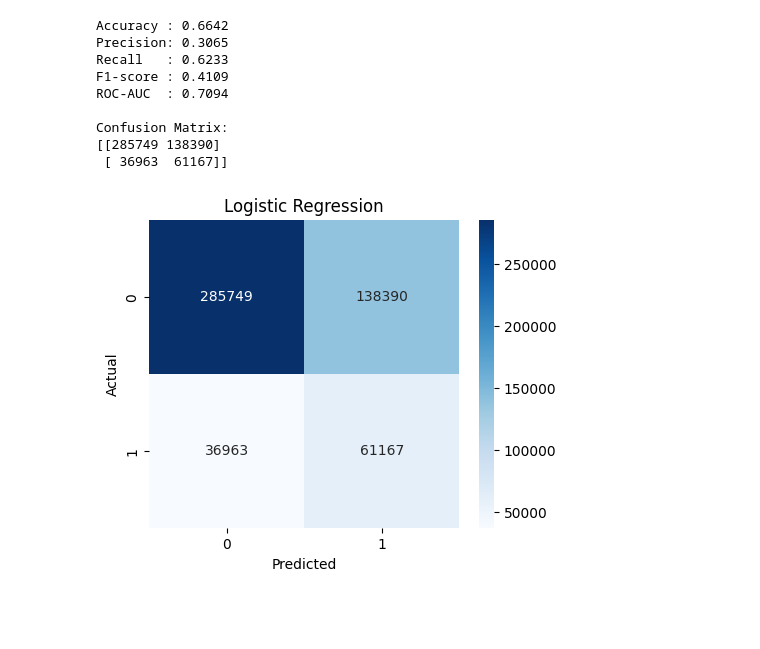
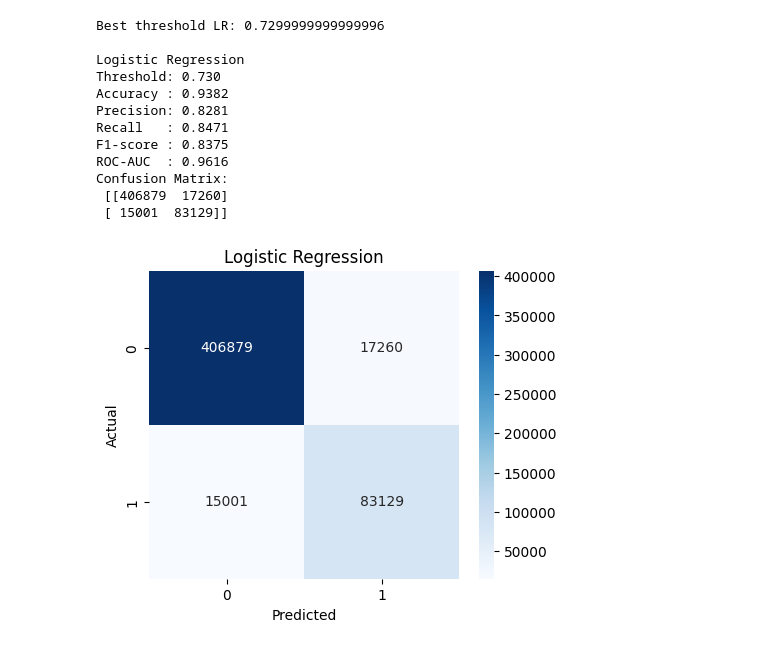
Before and after one commit to nhpnhpnhp/Airline_OTP_Analysis, a Jupyter notebook: src/track_b.ipynb, the cells around one changed output. Saved outputs shown, nothing was run; the diff lists cells and outputs as text; code cells hidden in the pictures; blank space fills up the shorter version.

```diff
--- a/src/track_b.ipynb
+++ b/src/track_b.ipynb
@@ -50,0 +72,7 @@ Features: ['YEAR', 'DAY_OF_MONTH', 'DAY_OF_WEEK', 'IS_WEEKEND', 'CRS_DEP_TIME_MI
+# %%
+X_train, X_val, y_train, y_val = train_test_split(
+    X_train_full, y_train_full,
+    test_size=0.2,
+    stratify=y_train_full,
+    random_state=42
+)
@@ -88,9 +120,7 @@ DAY_OF_MONTH        -0.082888
 Name: ARR_DEL15, dtype: float64
 # %%
-def evaluate_model(y_true, y_prob, threshold=0.5, model_name="Model"):
+def evaluate_model(y_true, y_prob, threshold=0.5, name="Model"):
     y_pred = (y_prob >= threshold).astype(int)
-
-   # print(f"\n===== {model_name} (threshold={threshold}) =====")
 
     acc  = accuracy_score(y_true, y_pred)
     prec = precision_score(y_true, y_pred)
@@ -99,17 +129,17 @@ def evaluate_model(y_true, y_prob, threshold=0.5, model_name="Model"):
     auc  = roc_auc_score(y_true, y_prob)
     cm   = confusion_matrix(y_true, y_pred)
 
+    print(f"\n{name}")
+    print(f"Threshold: {threshold:.3f}")
     print(f"Accuracy : {acc:.4f}")
     print(f"Precision: {prec:.4f}")
     print(f"Recall   : {rec:.4f}")
     print(f"F1-score : {f1:.4f}")
     print(f"ROC-AUC  : {auc:.4f}")
-
-    print("\nConfusion Matrix:")
-    print(cm)
+    print("Confusion Matrix:\n", cm)
 
     return {
-        "Model": model_name,
+        "Model": name,
         "Threshold": threshold,
         "Accuracy": acc,
         "Precision": prec,
@@ -130,33 +188,47 @@ def plot_cm(y_true, y_pred, title):
 # %%
 lr_pipeline = Pipeline([
     ("scaler", StandardScaler()),
     ("lr", LogisticRegression(
         max_iter=1000,
-        class_weight="balanced",  # xử lý imbalance
+        class_weight="balanced",
         random_state=42
     ))
 ])
-
-# Train
+#train
 lr_pipeline.fit(X_train, y_train)
 
-# Predict
-y_prob_lr = lr_pipeline.predict_proba(X_test)[:, 1]
-y_pred_lr = (y_prob_lr >= 0.65).astype(int)
-# Evaluate
-results_lr = evaluate_model(y_test, y_prob_lr, threshold=0.65, model_name="Logistic Regression")
+# Validation tìm threshold
+y_prob_val_lr = lr_pipeline.predict_proba(X_val)[:, 1]
+best_t_lr, lr_table = find_best_threshold(y_val, y_prob_val_lr)
+
+print("Best threshold LR:", best_t_lr)
+
+# Test
+y_prob_test_lr = lr_pipeline.predict_proba(X_test)[:, 1]
+
+y_pred_lr = (y_prob_test_lr >= best_t_lr).astype(int)
+
+results_lr = evaluate_model(
+    y_test, y_prob_test_lr,
+    threshold=best_t_lr,
+    name="Logistic Regression"
+)
+
 plot_cm(y_test, y_pred_lr, "Logistic Regression")
 # %% [output]
-Accuracy : 0.6642
-Precision: 0.3065
-Recall   : 0.6233
-F1-score : 0.4109
-ROC-AUC  : 0.7094
+Best threshold LR: 0.7299999999999996
 
+Logistic Regression
+Threshold: 0.730
+Accuracy : 0.9382
+Precision: 0.8281
+Recall   : 0.8471
+F1-score : 0.8375
+ROC-AUC  : 0.9616
 Confusion Matrix:
-[[285749 138390]
- [ 36963  61167]]
+ [[406879  17260]
+ [ 15001  83129]]
-[figure, old version]
+[figure, new version]
 # %%
 lgb_model = LGBMClassifier(
     n_estimators=1000,
```
Also changed, not shown: parts of 19 cells of this notebook.
